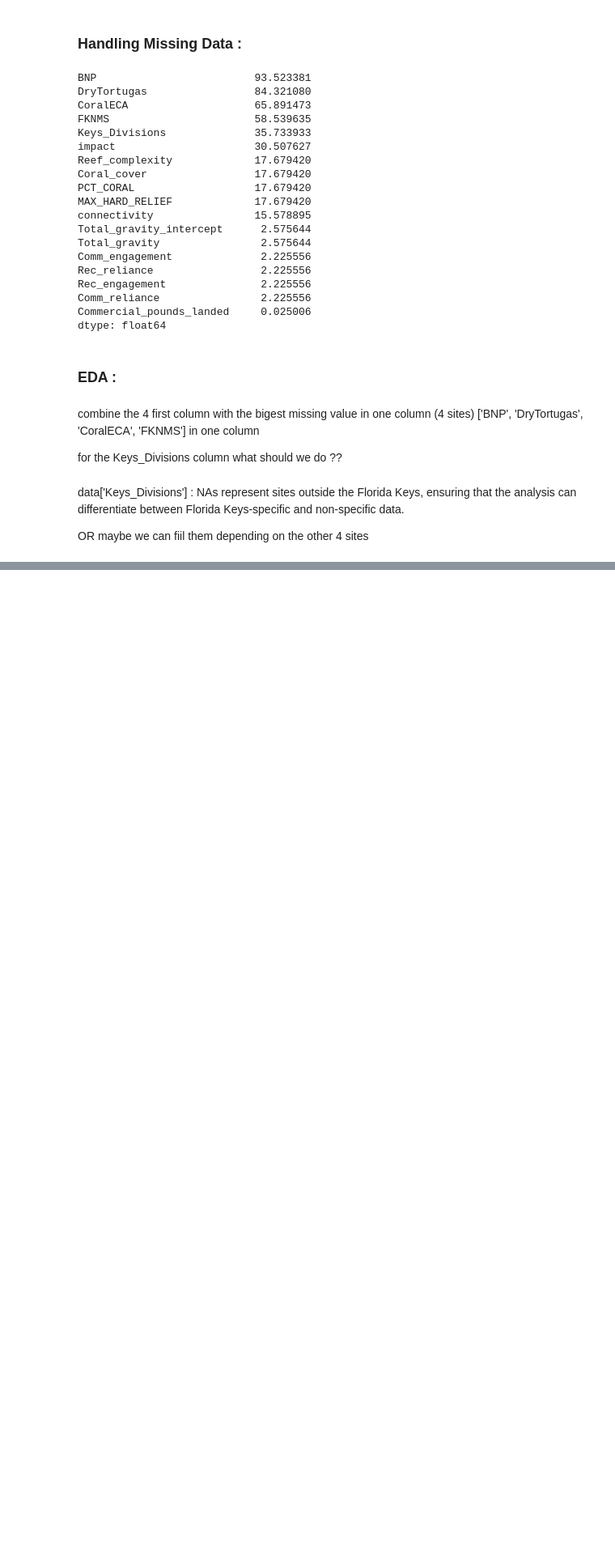
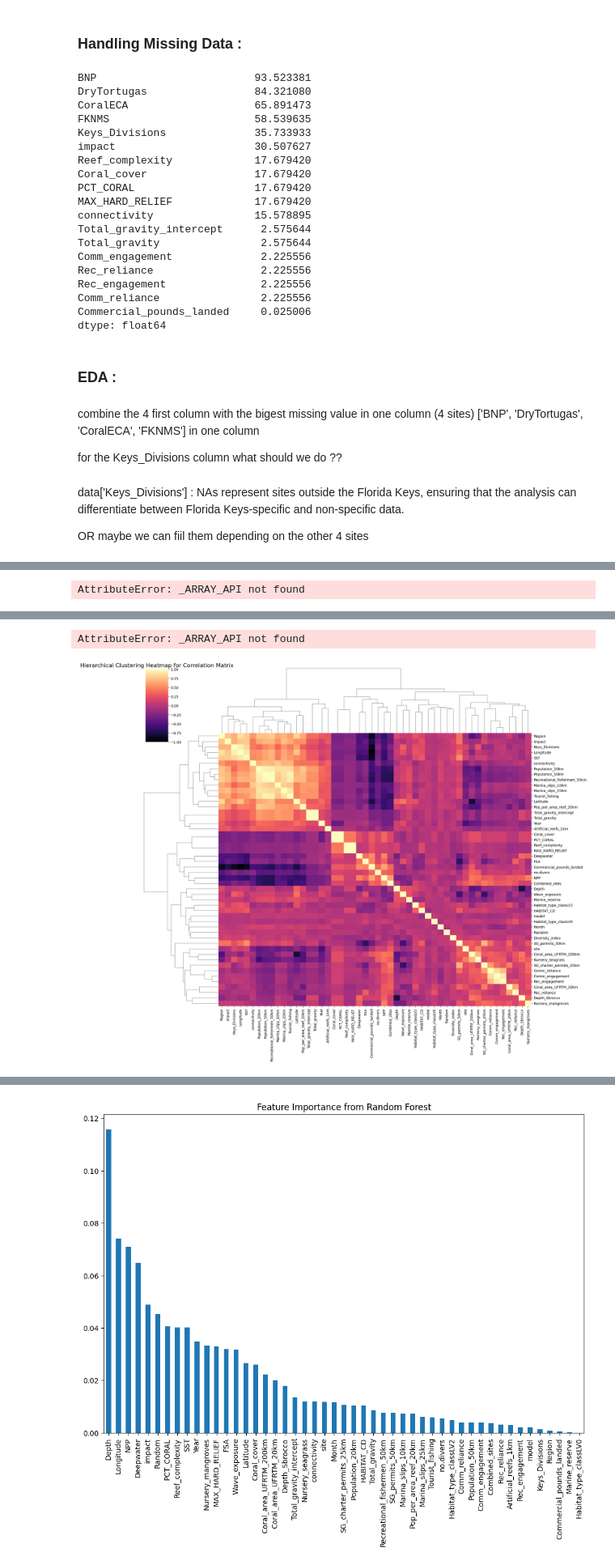
Before and after one commit to gpealat/coralreef, a Jupyter notebook: Notebooks/Data Exploration.ipynb, the cells around one changed output, grey strips where cells are left out. Shown at 81% size. Saved outputs shown, nothing was run; the diff lists cells and outputs as text; code cells hidden in the pictures; blank space fills up the shorter version.

Commit message:
heatmap & future importance

```diff
--- a/Notebooks/Data Exploration.ipynb
+++ b/Notebooks/Data Exploration.ipynb
@@ -122,4 +147,4 @@ data['Keys_Divisions'] : NAs represent sites outside the Florida Keys, ensuring
 OR maybe we can fiil them depending on the other 4 sites
 # %%
 # Fill missing values for categorical columns with a placeholder (e.g., 'Unknown')
-data['Keys_Divisions'].fillna('Unknown', inplace=True)
+data.fillna({'Keys_Divisions': 'Unknown'}, inplace=True)
@@ -150,3 +168,65 @@ Rec_reliance                 2.225556
 Comm_reliance                2.225556
 Commercial_pounds_landed     0.025006
 dtype: float64
+# %%
+
+from sklearn.preprocessing import LabelEncoder
+
+# Handle missing values: fill missing numeric values with the median
+numeric_cols = data.select_dtypes(include=['float64', 'int64']).columns
+for col in numeric_cols:
+    data[col] = data[col].fillna(data[col].median())
+
+# Convert categorical columns to numeric using label encoding
+non_numeric_cols = data.select_dtypes(include=['object']).columns
+label_encoders = {}
+for col in non_numeric_cols:
+    le = LabelEncoder()
+    data[col] = le.fit_transform(data[col])
+    label_encoders[col] = le
+
+# Calculate the correlation matrix
+correlation_matrix = data.corr()
+
+# Replace any non-finite values in the correlation matrix with zero
+correlation_matrix.replace([np.inf, -np.inf], np.nan, inplace=True)
+correlation_matrix.fillna(0, inplace=True)
+
+correlation_with_target = correlation_matrix['Diversity_index'].sort_values(ascending=False)
+print("Correlation with Target:")
+print(correlation_with_target)
+
+# Plot the heatmap for the correlation matrix with hierarchical clustering
+sns.clustermap(correlation_matrix, annot=False, cmap='magma', vmin=-1, vmax=1, figsize=(18, 16))
+plt.title('Hierarchical Clustering Heatmap for Correlation Matrix', size=16)
+plt.show()
+
+# Prepare the data for the model
+# Separate features and target
+X = data.drop(columns=['Diversity_index'])
+y = data['Diversity_index']
+
+# Split the data
+X_train, X_test, y_train, y_test = train_test_split(X, y, test_size=0.25, random_state=42)
+
+# Train a Random Forest model
+rf = RandomForestRegressor(random_state=42)
+rf.fit(X_train, y_train)
+
+# Get feature importance
+importance = rf.feature_importances_
+feature_importance = pd.Series(importance, index=X.columns).sort_values(ascending=False)
+print("\nFeature Importance:")
+print(feature_importance)
+
+# Visualize feature importance
+plt.figure(figsize=(12, 8))
+feature_importance.plot(kind='bar')
+plt.title('Feature Importance from Random Forest')
+plt.show()
+
+# Evaluate the model
+y_pred = rf.predict(X_test)
+rmse = mean_squared_error(y_test, y_pred, squared=False)
+print(f'RMSE: {rmse}')
+# %% [output]
@@ -152,0 +267 @@ dtype: float64
+AttributeError: _ARRAY_API not found
@@ -152,0 +285,2 @@ dtype: float64
+AttributeError: _ARRAY_API not found
+[figure, added]
@@ -152,0 +304 @@ dtype: float64
+[figure, added]
```
Also changed, not shown: parts of 5 cells of this notebook, 12 other files.
